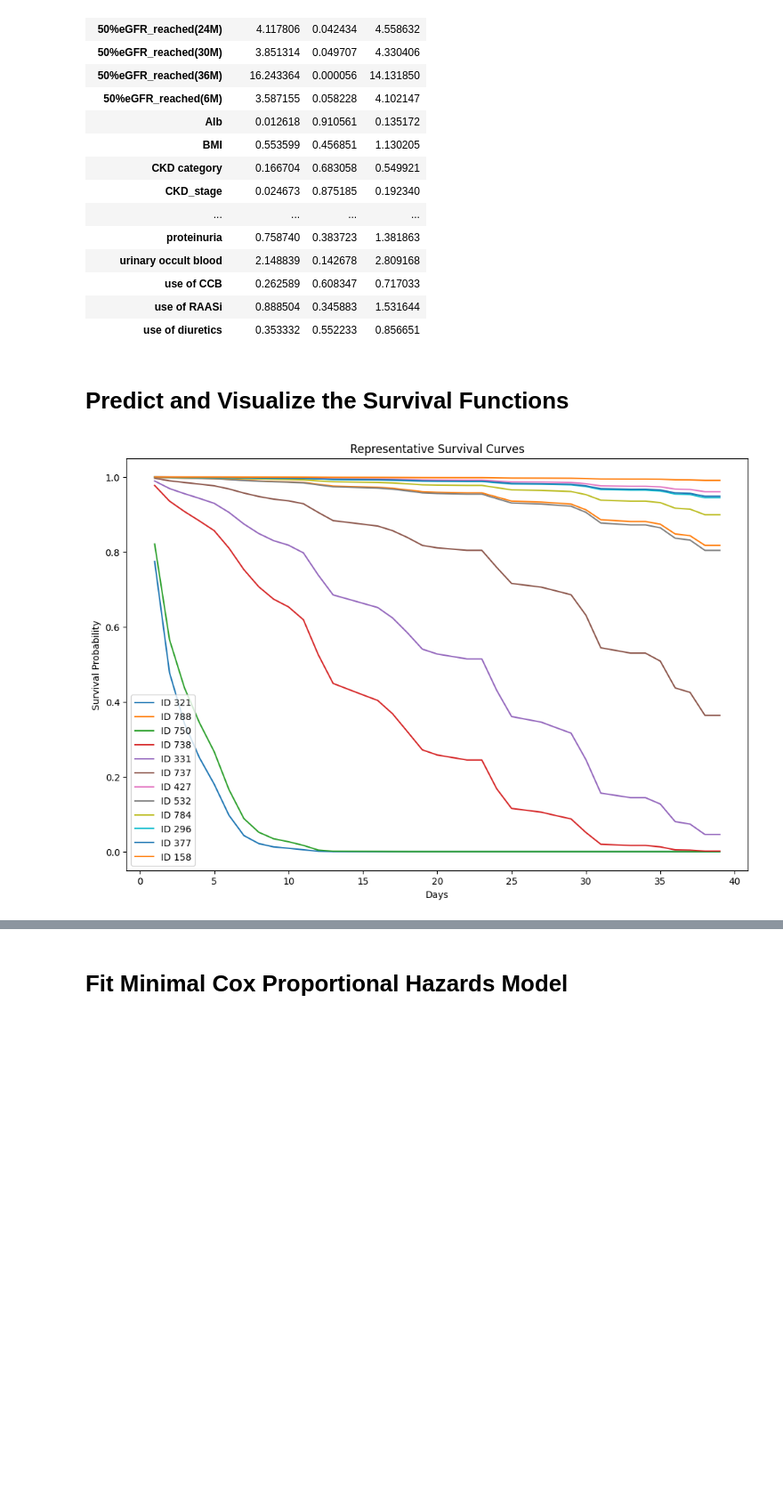
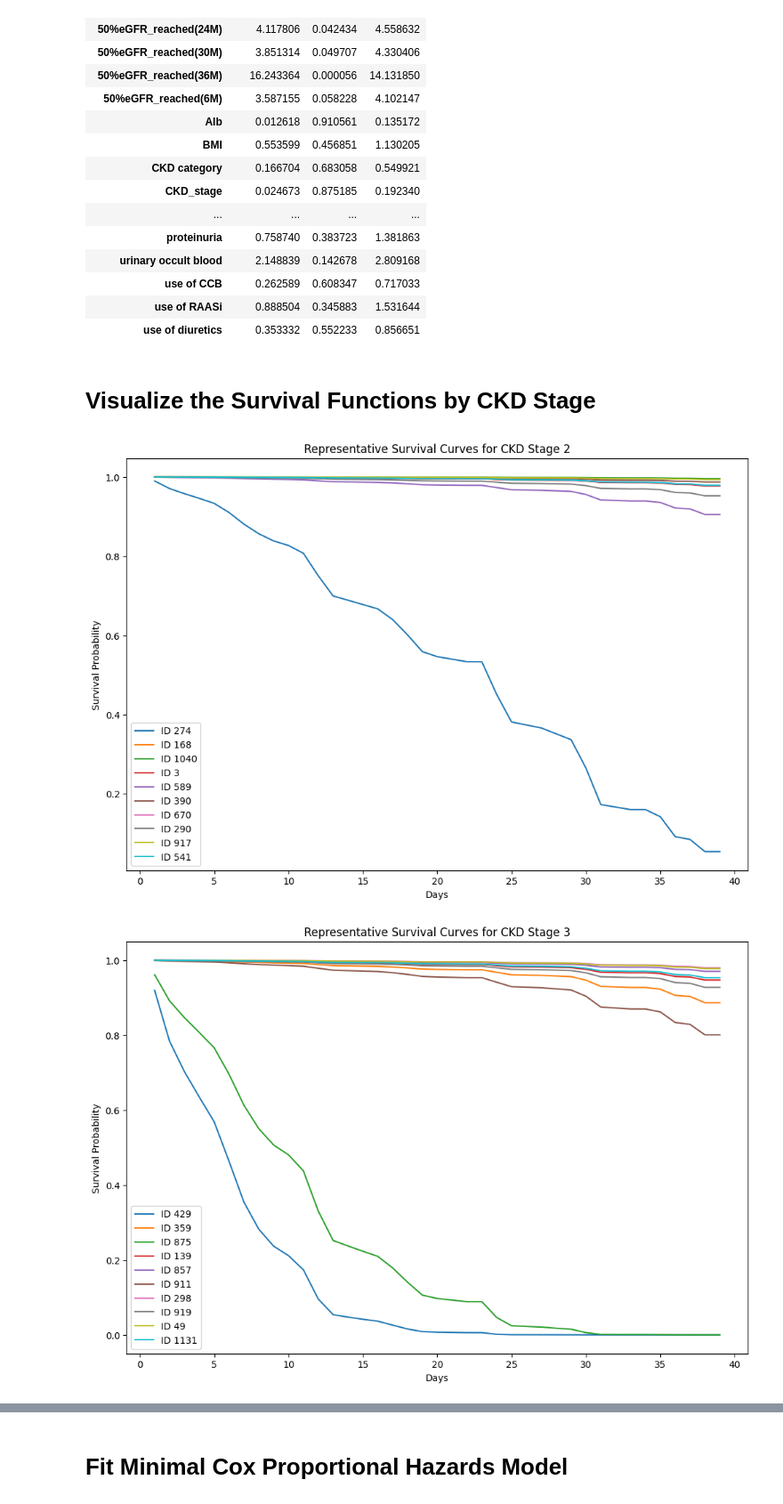
Before and after one commit to vironix-health/CKD-ZD-project, a Jupyter notebook: CPH.ipynb, the cells around one changed output, grey strips where cells are left out. Shown at 89% size. Saved outputs shown, nothing was run; the diff lists cells and outputs as text; code cells hidden in the pictures; blank space fills up the shorter version.

Commit message:
plot survival functions by CKD stage

```diff
--- a/CPH.ipynb
+++ b/CPH.ipynb
@@ -250,8 +250,3 @@ display(results.summary)
 | use of CCB | 0.262589 | 0.608347 | 0.717033 |
 | use of RAASi | 0.888504 | 0.345883 | 1.531644 |
 | use of diuretics | 0.353332 | 0.552233 | 0.856651 |
-# %% [markdown]
-# Predict and Visualize the Survival Functions
-# %%
-# Predict the survival function for the test set
-survival_functions = cph.predict_survival_function(test)
@@ -279,12 +253,41 @@ selected_indices = [
-# %%
-plt.figure(figsize=(12, 8))
-for idx in selected_indices:
-    plt.plot(survival_functions.index, survival_functions[idx], label=f'ID {idx}')
-
-plt.title('Representative Survival Curves')
-plt.xlabel('Days')
-plt.ylabel('Survival Probability')
-plt.legend()
-plt.show()
-# %% [output]
-[figure, removed]
+# %% [markdown]
+# Visualize the Survival Functions by CKD Stage
+# %%
+# Function to plot survival curves for a specific CKD stage
+def plot_survival_curves_for_stage(stage, test, cph):
+    # Filter the test set for the given CKD stage
+    test_stage = test[test['CKD_stage'] == stage]
+
+    # Predict the survival function for the filtered test set
+    survival_functions = cph.predict_survival_function(test_stage)
+
+    # Calculate median survival duration for all survival functions
+    median_survival_times = survival_functions.apply(
+        lambda x: x.index[x <= 0.5].min() if any(x <= 0.5) else x.index[-1], axis=0)
+
+    # Sort the median survival times, organizing faster and slower progressing patients
+    sorted_indices = median_survival_times.sort_values().index
+
+    # Select indices: the first, the last, and 8 evenly spaced in between
+    selected_indices = [
+        sorted_indices[0],  # Fastest progression
+        sorted_indices[-1]  # Slowest progression
+    ] + list(sorted_indices[np.linspace(1, len(sorted_indices) - 2, 8, dtype=int)])  # Evenly spaced
+
+    # Plot the survival curves for the selected indices
+    plt.figure(figsize=(12, 8))
+    for idx in selected_indices:
+        plt.plot(survival_functions.index, survival_functions[idx], label=f'ID {idx}')
+
+    plt.title(f'Representative Survival Curves for CKD Stage {stage}')
+    plt.xlabel('Days')
+    plt.ylabel('Survival Probability')
+    plt.legend()
+    plt.show()
+
+# Iterate through CKD stages 1 to 5 and plot the survival curves for each stage
+for stage in range(2, 6):
+    plot_survival_curves_for_stage(stage, test, cph)
+# %% [output]
+[figure, added]
+[figure, added]
```
Also changed, not shown: parts of 4 cells of this notebook.
